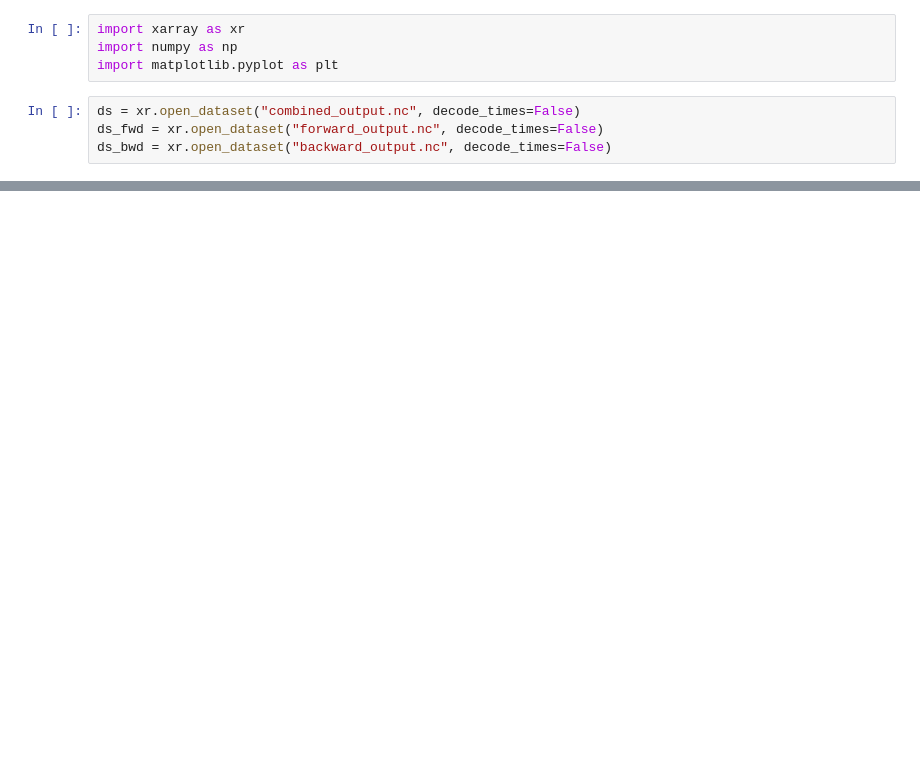
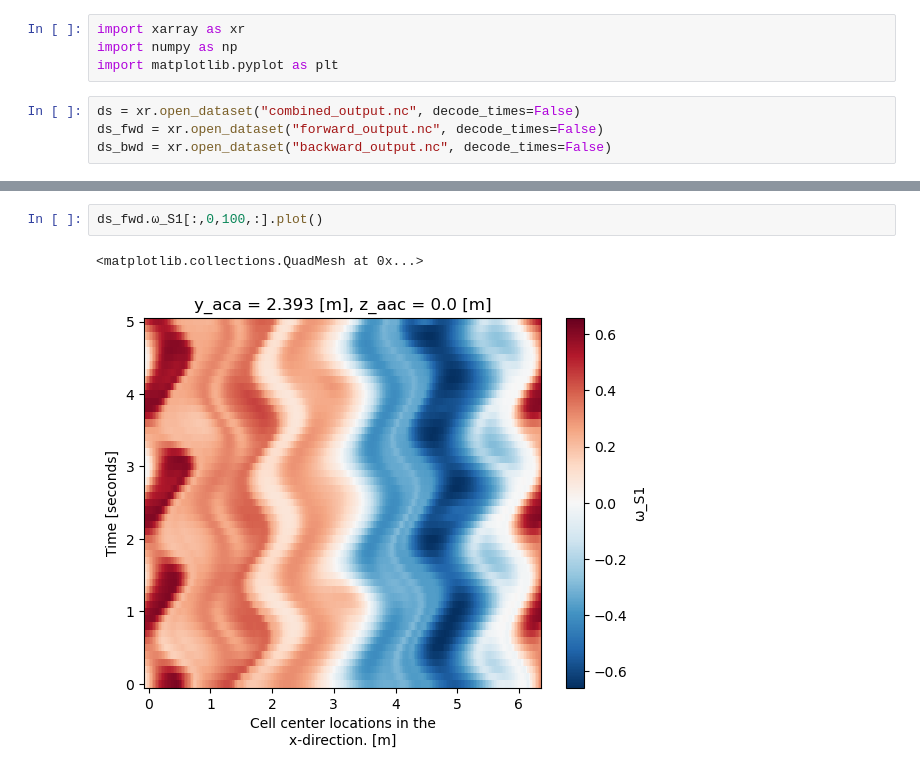
Before and after one commit to loisbaker/OceananigansLagrangianFilter.jl, a Jupyter notebook: testing/turbulent_SW/python_check_pycall.ipynb, the cells around one changed output, grey strips where cells are left out. Saved outputs shown, nothing was run; the diff lists cells and outputs as text; blank space fills up the shorter version.

```diff
--- a/testing/turbulent_SW/python_check_pycall.ipynb
+++ b/testing/turbulent_SW/python_check_pycall.ipynb
@@ -18,0 +23,5 @@ ds.ω_filtered[:,0,100,:].plot()
+# %%
+ds_fwd.ω_S1[:,0,100,:].plot()
+# %% [output]
+<matplotlib.collections.QuadMesh at 0x...>
+[figure, added]
```
Also changed, not shown: parts of 6 cells of this notebook, 18 other files.
